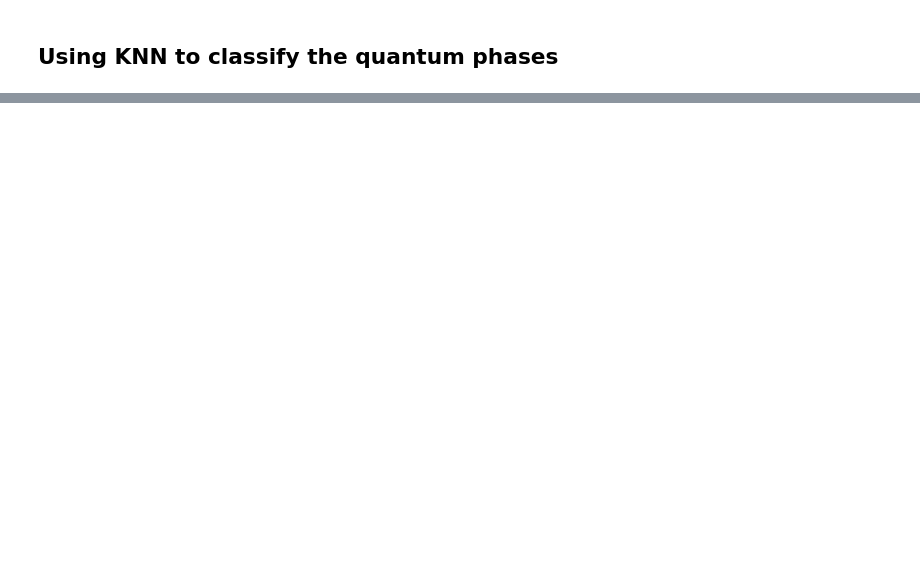
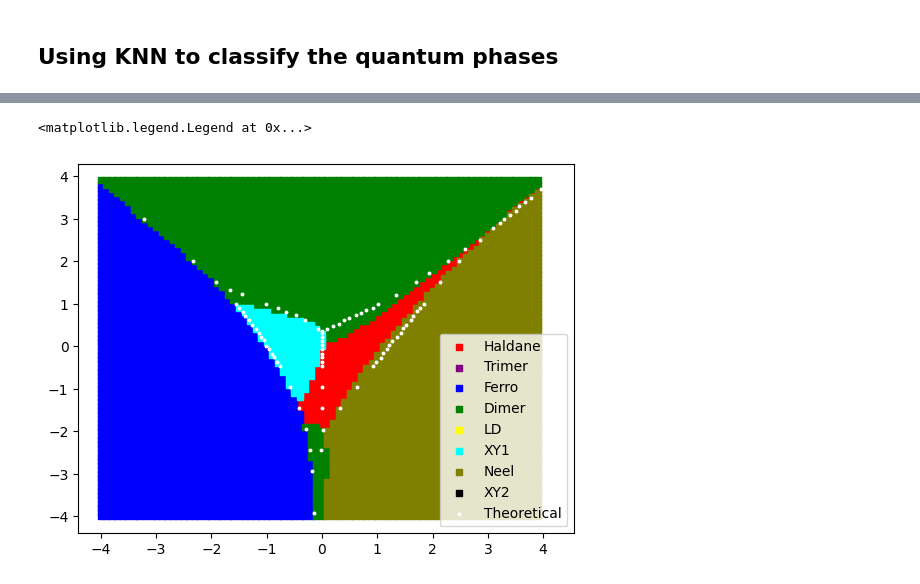
Before and after one commit to eru-iluv/Phase-Classifier, a Jupyter notebook: main.ipynb, the cells around one changed output, grey strips where cells are left out. Saved outputs shown, nothing was run; the diff lists cells and outputs as text; code cells hidden in the pictures; blank space fills up the shorter version.

```diff
--- a/main.ipynb
+++ b/main.ipynb
@@ -298,4 +320,10 @@ IndexError: only integers, slices (`:`), ellipsis (`...`), numpy.newaxis (`None`
 # %%
+df = dfs_corr['H1']
 for phase in phases:
-    phase_data = dfs_corr['H2'][dfs_corr['H2']['predicted'] == phase]
-    plt.scatter(phase_data['Delta'], phase_data[' delta'], s=13, marker= 's', label = phase, color = phase_color[phase])
+    phase_data = df[df['knn'] == phase]
+    plt.scatter(phase_data['Jz'], phase_data[' D'], s=13, marker= 's', label = phase, color = phase_color[phase])
+plt.scatter(df_H1_theorical[0], df_H1_theorical[1], s=13, marker= '.', label = 'Theoretical', color = 'white')
+plt.legend()
+# %% [output]
+<matplotlib.legend.Legend at 0x...>
+[figure, added]
```
Also changed, not shown: parts of 20 cells of this notebook, 2 other files.
